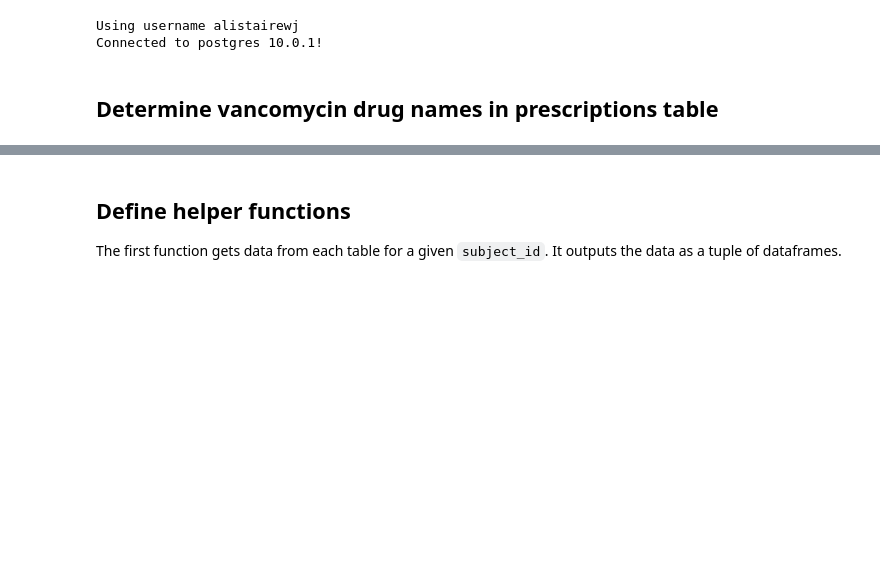
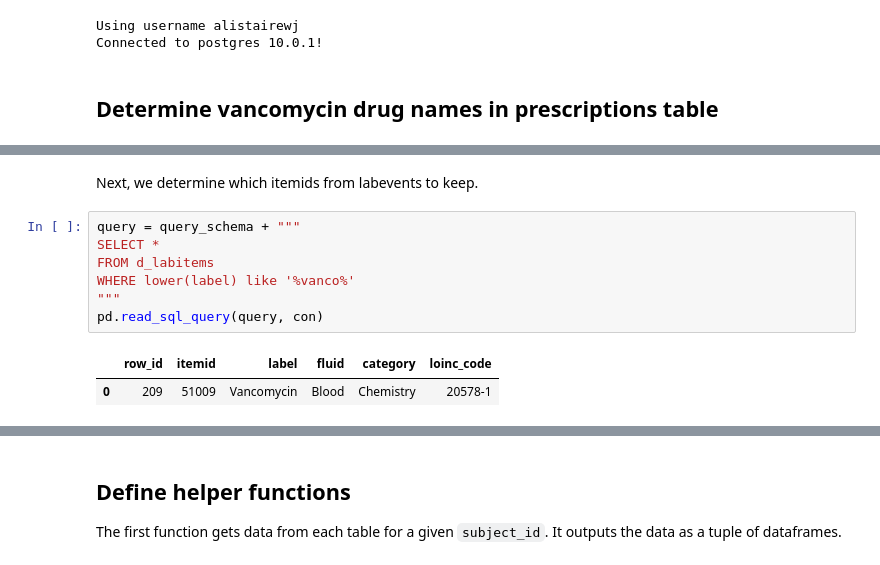
Before and after one commit to MIT-LCP/mimic-code, a Jupyter notebook: notebooks/vancomycin-dosing.ipynb, the cells around one changed output, grey strips where cells are left out. Cells and saved outputs as stored; diff of their text form; blank space fills up the shorter version.

```diff
--- a/notebooks/vancomycin-dosing.ipynb
+++ b/notebooks/vancomycin-dosing.ipynb
@@ -101,0 +113,12 @@ drug in
+# %% [markdown]
+Next, we determine which itemids from labevents to keep.
+# %%
+query = query_schema + """
+SELECT *
+FROM d_labitems
+WHERE lower(label) like '%vanco%'
+"""
+pd.read_sql_query(query, con)
+# %% [output]
+|  | row_id | itemid | label | fluid | category | loinc_code |
+| 0 | 209 | 51009 | Vancomycin | Blood | Chemistry | 20578-1 |
```
Also changed, not shown: parts of 6 cells of this notebook.
